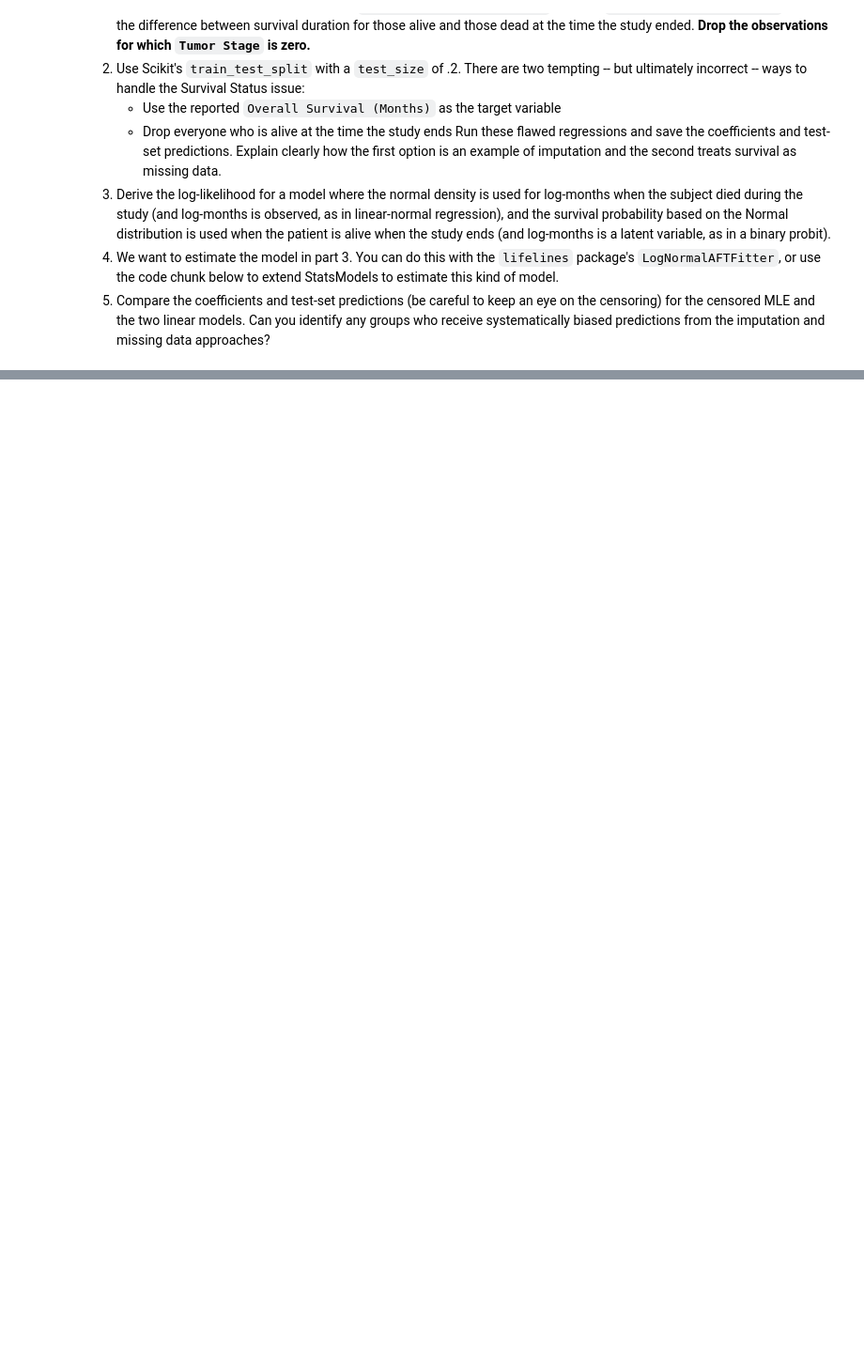
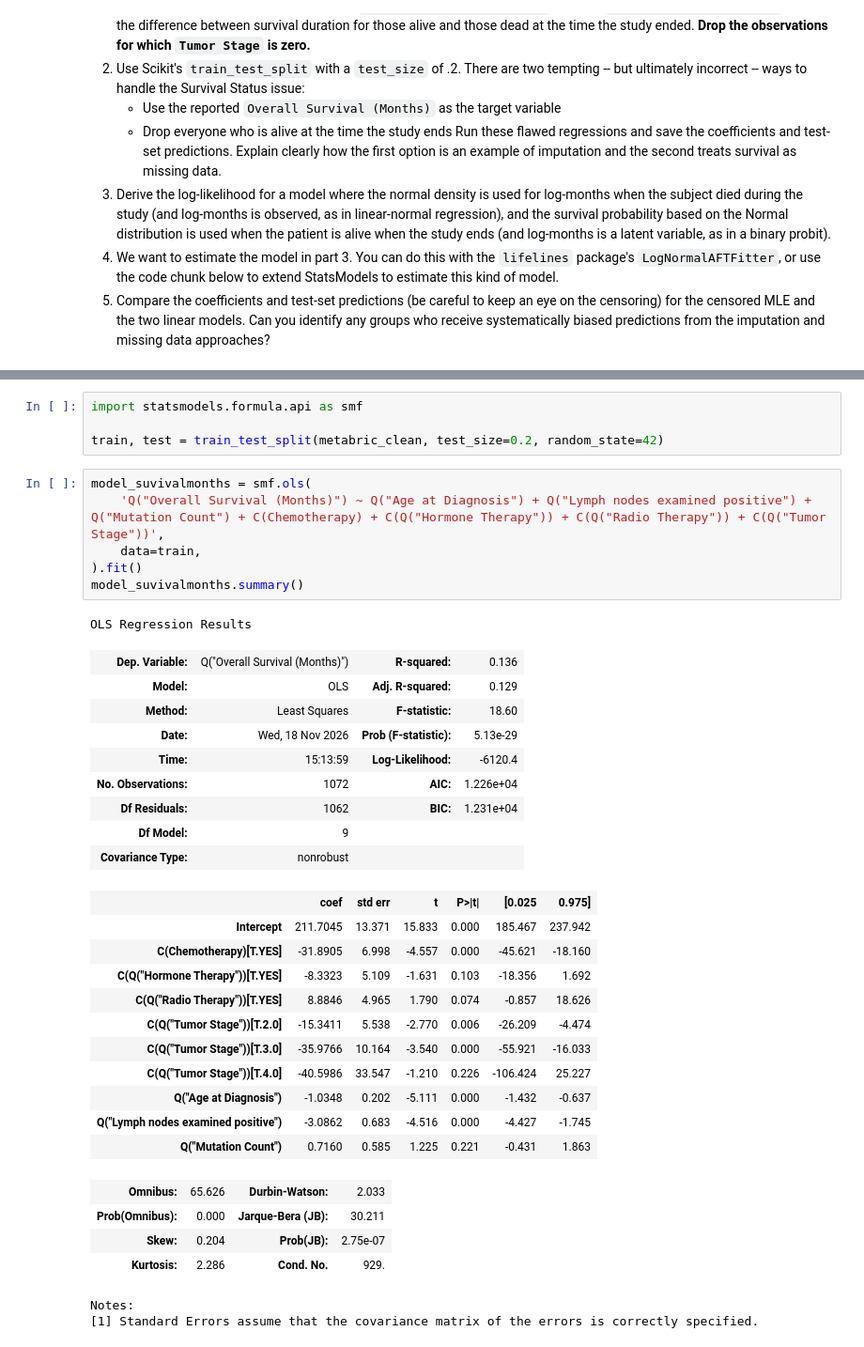
Before and after one commit to madsmith731/uu_mle, a Jupyter notebook: survival_lab.ipynb, the cells around one changed output, grey strips where cells are left out. Shown at 94% size. Cells and saved outputs as stored; diff of their text form; blank space fills up the shorter version.

```diff
--- a/survival_lab.ipynb
+++ b/survival_lab.ipynb
@@ -58,0 +83,38 @@ print(mle.summary())
+# %%
+import statsmodels.formula.api as smf
+
+train, test = train_test_split(metabric_clean, test_size=0.2, random_state=42)
+# %%
+model_suvivalmonths = smf.ols(
+    'Q("Overall Survival (Months)") ~ Q("Age at Diagnosis") + Q("Lymph nodes examined positive") + Q("Mutation Count") + C(Chemotherapy) + C(Q("Hormone Therapy")) + C(Q("Radio Therapy")) + C(Q("Tumor Stage"))',
+    data=train,
+).fit()
+model_suvivalmonths.summary()
+# %% [output]
+OLS Regression Results
+| Dep. Variable: | Q("Overall Survival (Months)") | R-squared: | 0.136 |
+| Model: | OLS | Adj. R-squared: | 0.129 |
+| Method: | Least Squares | F-statistic: | 18.60 |
+| Date: | Wed, 18 Nov 2026 | Prob (F-statistic): | 5.13e-29 |
+| Time: | 15:13:59 | Log-Likelihood: | -6120.4 |
+| No. Observations: | 1072 | AIC: | 1.226e+04 |
+| Df Residuals: | 1062 | BIC: | 1.231e+04 |
+| Df Model: | 9 |  |  |
+| Covariance Type: | nonrobust |  |  |
+|  | coef | std err | t | P>|t| | [0.025 | 0.975] |
+| Intercept | 211.7045 | 13.371 | 15.833 | 0.000 | 185.467 | 237.942 |
+| C(Chemotherapy)[T.YES] | -31.8905 | 6.998 | -4.557 | 0.000 | -45.621 | -18.160 |
+| C(Q("Hormone Therapy"))[T.YES] | -8.3323 | 5.109 | -1.631 | 0.103 | -18.356 | 1.692 |
+| C(Q("Radio Therapy"))[T.YES] | 8.8846 | 4.965 | 1.790 | 0.074 | -0.857 | 18.626 |
+| C(Q("Tumor Stage"))[T.2.0] | -15.3411 | 5.538 | -2.770 | 0.006 | -26.209 | -4.474 |
+| C(Q("Tumor Stage"))[T.3.0] | -35.9766 | 10.164 | -3.540 | 0.000 | -55.921 | -16.033 |
+| C(Q("Tumor Stage"))[T.4.0] | -40.5986 | 33.547 | -1.210 | 0.226 | -106.424 | 25.227 |
+| Q("Age at Diagnosis") | -1.0348 | 0.202 | -5.111 | 0.000 | -1.432 | -0.637 |
+| Q("Lymph nodes examined positive") | -3.0862 | 0.683 | -4.516 | 0.000 | -4.427 | -1.745 |
+| Q("Mutation Count") | 0.7160 | 0.585 | 1.225 | 0.221 | -0.431 | 1.863 |
+| Omnibus: | 65.626 | Durbin-Watson: | 2.033 |
+| Prob(Omnibus): | 0.000 | Jarque-Bera (JB): | 30.211 |
+| Skew: | 0.204 | Prob(JB): | 2.75e-07 |
+| Kurtosis: | 2.286 | Cond. No. | 929. |
+Notes:
+[1] Standard Errors assume that the covariance matrix of the errors is correctly specified.
```
Also changed, not shown: parts of 21 cells of this notebook, 1 other file.
